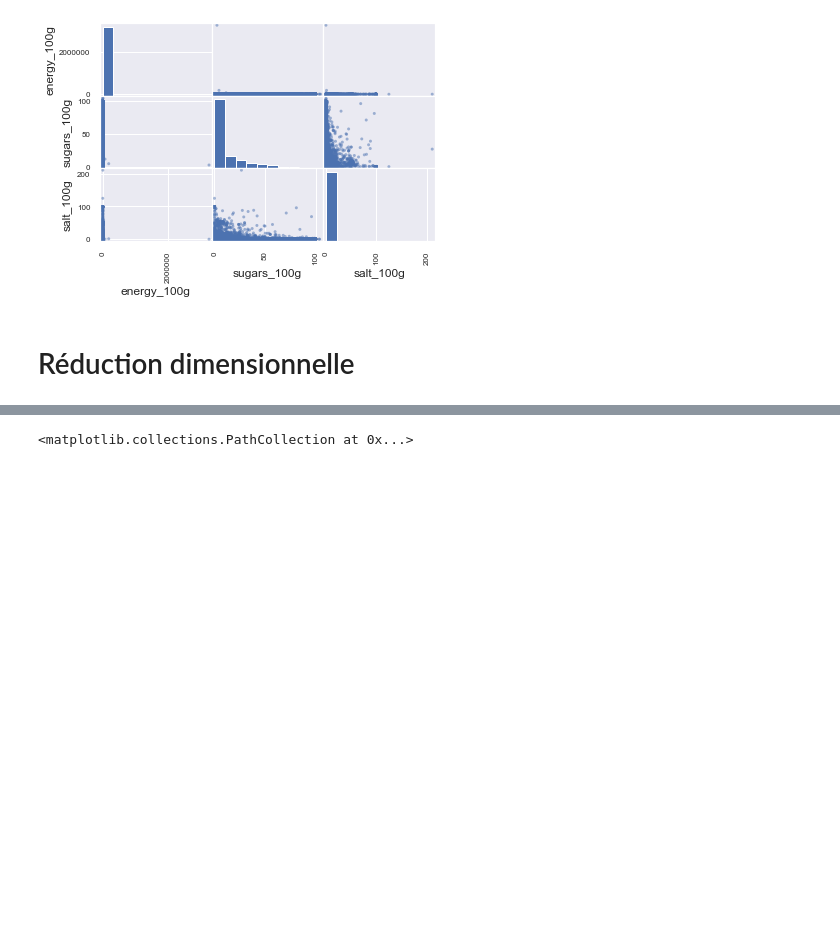
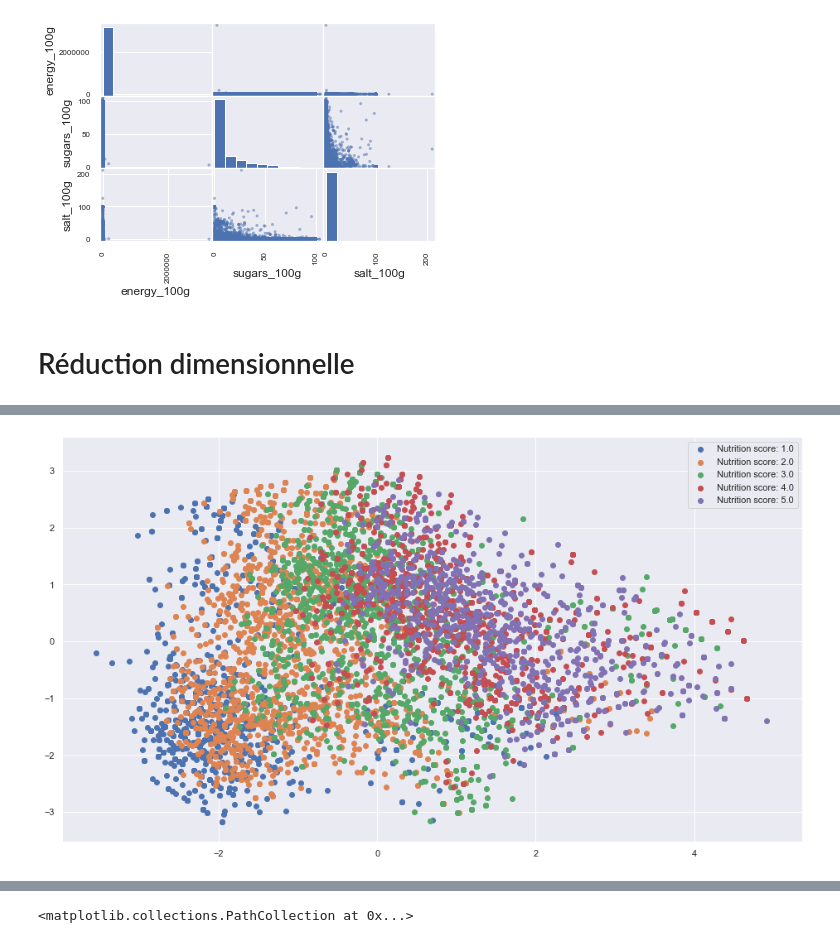
Before and after one commit to Severac/openclassrooms, a Jupyter notebook: PJ2/PJ2_dataexplore.ipynb, the cells around one changed output, grey strips where cells are left out. Cells and saved outputs as stored; diff of their text form; code cells hidden in the pictures; blank space fills up the shorter version.

```diff
--- a/PJ2/PJ2_dataexplore.ipynb
+++ b/PJ2/PJ2_dataexplore.ipynb
@@ -175,0 +325,10 @@ print(reduced_data)
+# %%
+
+for data_group_value in np.unique(data_pca[['nutrition_scoring']].values[:,0]):
+    data_group_instances = np.where(data_pca[['nutrition_scoring']].values[:,0] == data_group_value)
+    plt.scatter(reduced_data[:,0][data_group_instances], reduced_data[:,1][data_group_instances], label='Nutrition score: '+str(data_group_value))
+
+plt.legend()
+plt.show()
+# %% [output]
+[figure, added]
```
Also changed, not shown: parts of 23 cells of this notebook.
